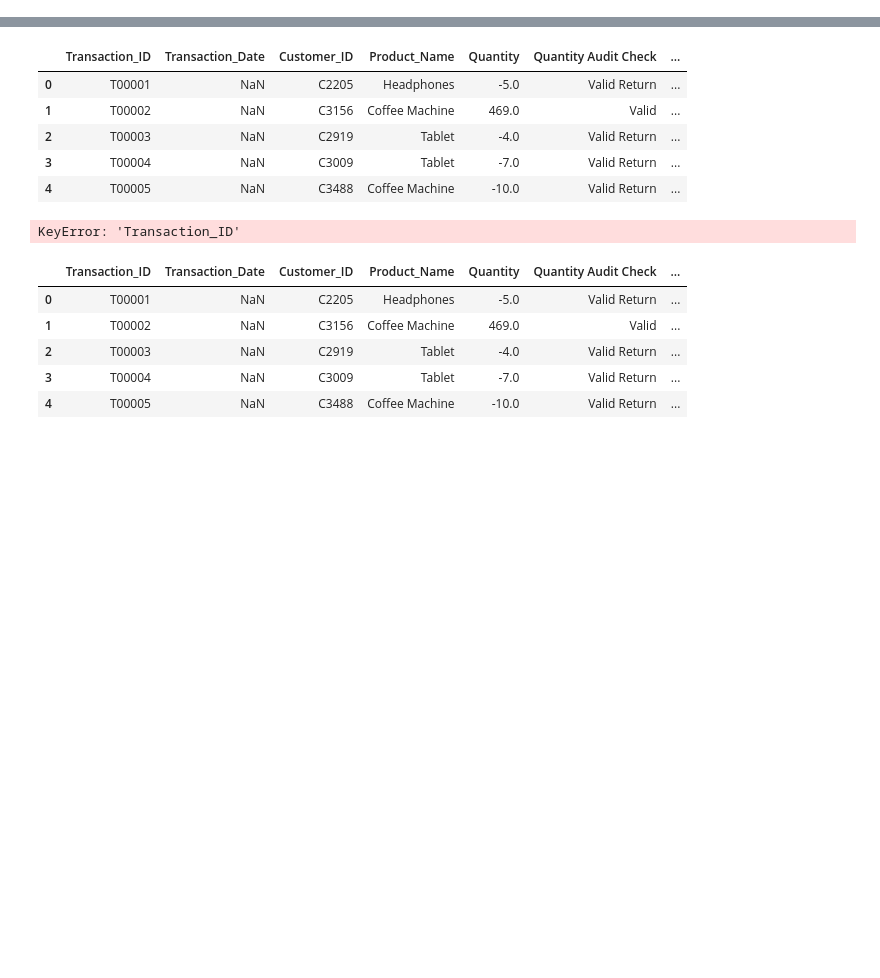
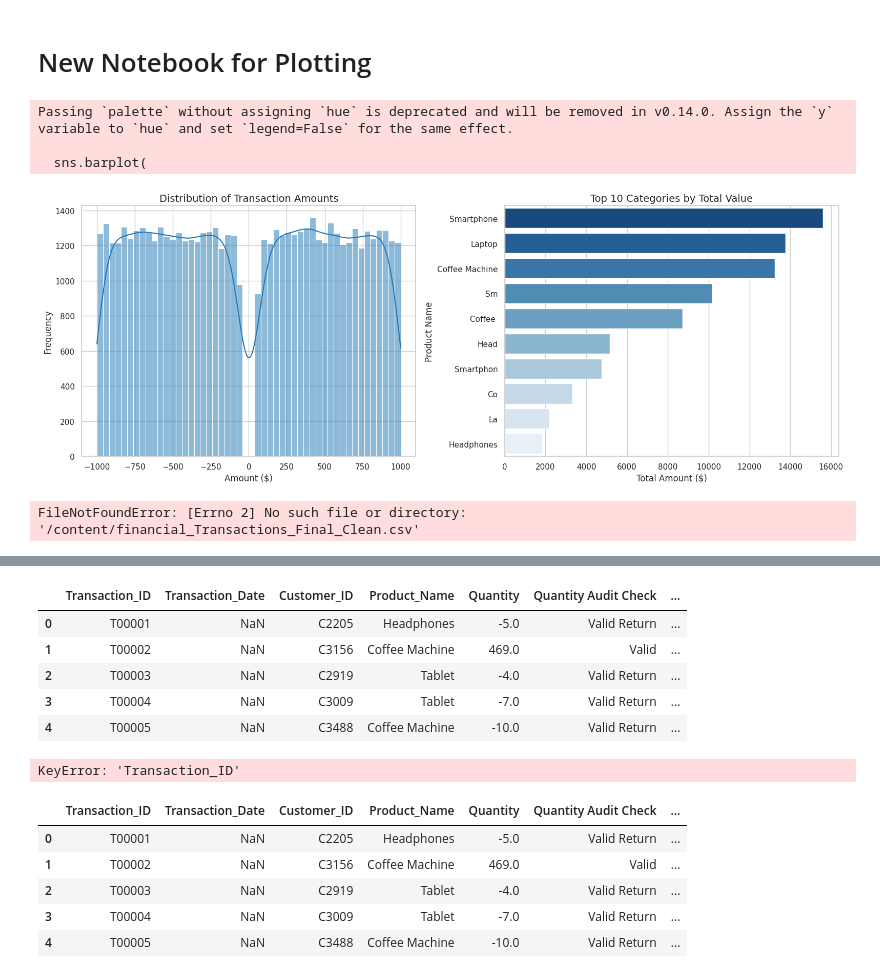
Before and after one commit to Datadog-995/Dirty-Financial-Transactions--Data-Integrity, a Jupyter notebook: financial_Transactions_csv.ipynb, the cells around one changed output, grey strips where cells are left out. Drawn from its saved outputs; the diff is of its cells as text; code cells hidden in the pictures; blank space fills up the shorter version.

```diff
--- a/financial_Transactions_csv.ipynb
+++ b/financial_Transactions_csv.ipynb
@@ -1,5 +1,67 @@
 # %% [markdown]
 <a href="https://colab.research.google.com/github/Datadog-995/Dirty-Financial-Transactions--Data-Integrity/blob/main/financial_Transactions_csv.ipynb" target="_parent"><img src="https://colab.research.google.com/assets/colab-badge.svg" alt="Open In Colab"/></a>
+# %% [markdown]
+# New Notebook for Plotting
+# %%
+import matplotlib.pyplot as plt
+import numpy as np
+import pandas as pd
+import seaborn as sns
+
+# 1. Load the dataset (Update path if local)
+# Since you're working on GitHub, you can use the raw URL directly:
+url = "https://raw.githubusercontent.com/Datadog-995/Dirty-Financial-Transactions--Data-Integrity/main/CLEAN-Financial_Transactions.csv"
+df = pd.read_csv(url)
+
+# 2. Quick Preprocessing (Adjust column names based on your actual schema)
+# Assuming columns like 'Date', 'Price', and 'Product_Name' exist
+if "Transaction_Date" in df.columns:
+    df["Transaction_Date"] = pd.to_datetime(df["Transaction_Date"])
+
+# Set up a clean dashboard layout
+fig, axes = plt.subplots(1, 2, figsize=(16, 6))
+sns.set_theme(style="whitegrid")
+
+# Plot 1: Transaction Amount Distribution (Log scale helpful for outliers)
+sns.histplot(
+    data=df, x="Price", bins=50, kde=True, ax=axes[0], color="#1f77b4"
+)
+axes[0].set_title("Distribution of Transaction Amounts", fontsize=14)
+axes[0].set_xlabel("Amount ($)")
+axes[0].set_ylabel("Frequency")
+
+# Plot 2: Top 10 Categories by Total Volume
+if "Product_Name" in df.columns:
+    top_cats = (
+        df.groupby("Product_Name")["Price"]
+        .sum()
+        .sort_values(ascending=False)
+        .head(10)
+    )
+    sns.barplot(
+        x=top_cats.values, y=top_cats.index.astype(str), ax=axes[1], palette="Blues_r"
+    )
+    axes[1].set_title("Top 10 Categories by Total Value", fontsize=14)
+    axes[1].set_xlabel("Total Amount ($)")
+    axes[1].set_ylabel("Product Name")
+
+plt.tight_layout()
+plt.show()
+# %% [output]
+Passing `palette` without assigning `hue` is deprecated and will be removed in v0.14.0. Assign the `y` variable to `hue` and set `legend=False` for the same effect.
+
+  sns.barplot(
+[figure, added]
+# %%
+import pandas as pd
+
+# Load the final cleaned dataset
+df = pd.read_csv('/content/financial_Transactions_Final_Clean.csv')
+
+# Display the first few rows to confirm loading
+display(df.head())
+# %% [output]
+FileNotFoundError: [Errno 2] No such file or directory: '/content/financial_Transactions_Final_Clean.csv'
 # %%
 import pandas as pd
 import numpy as np
```
Also changed, not shown: parts of 5 cells of this notebook.
